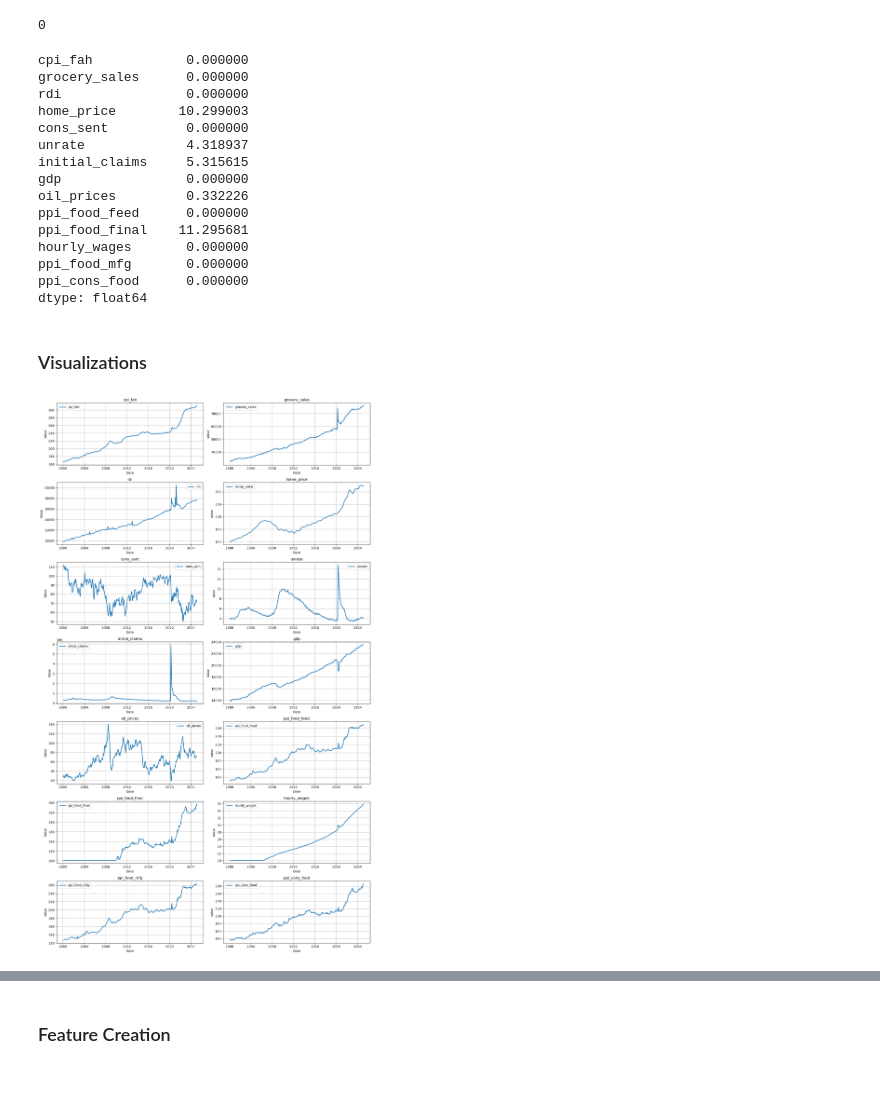
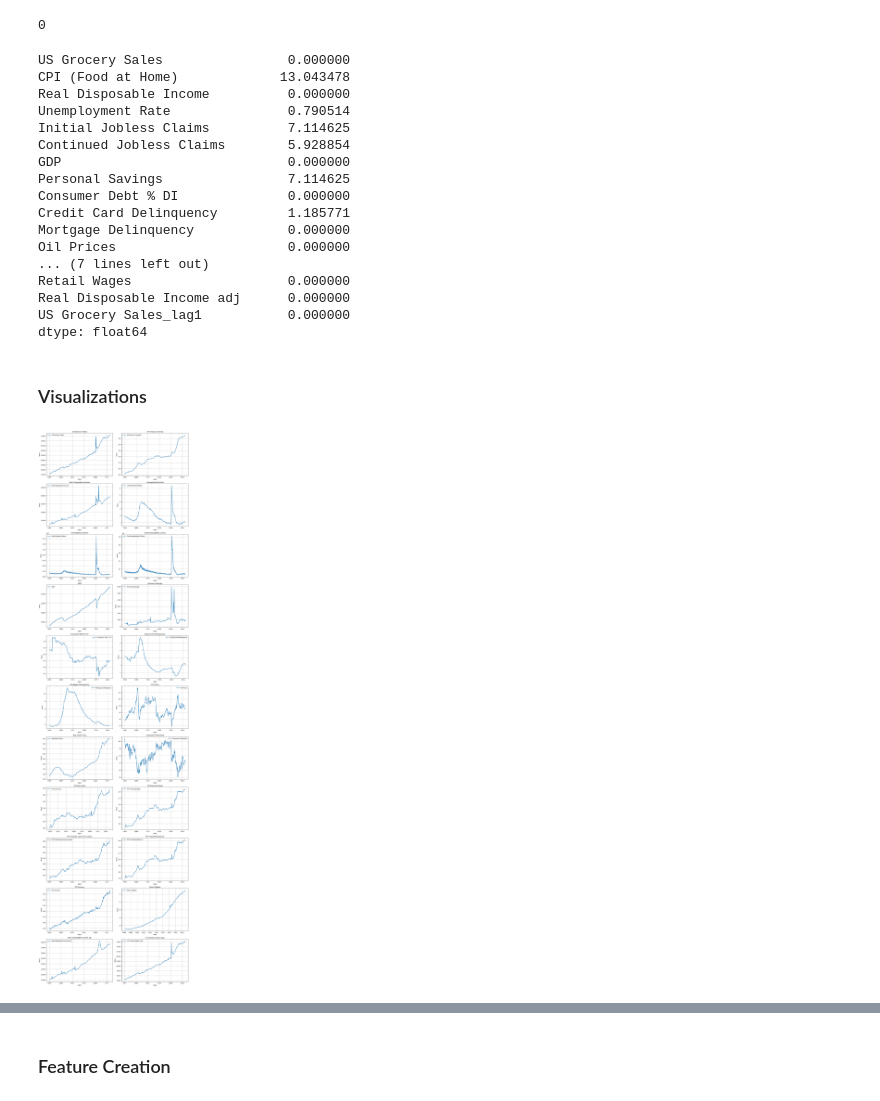
Before and after one commit to Plan-kton/FRED-API-and-Grocery-Forecast, a Jupyter notebook: FRED_EDA.ipynb, the cells around one changed output, grey strips where cells are left out. Saved outputs shown, nothing was run; the diff lists cells and outputs as text; code cells hidden in the pictures.

```diff
--- a/FRED_EDA.ipynb
+++ b/FRED_EDA.ipynb
@@ -5,7 +5,8 @@ import matplotlib.pyplot as plt
 import seaborn as sns
 # %%
 # Load CSV file
-df = pd.read_csv('grocery_dataset.csv')
+df = pd.read_csv('fred_data.csv')
 df['date'] = pd.to_datetime(df['date'], format='%Y-%m-%d')
-df = df.set_index('date')
-df = df[df.index >= '2000-01-01']
+df = df[df['date'] >= '2004-01-01']
+df = df.reset_index().set_index('date').drop(columns = 'index')
+df
@@ -11,0 +48,7 @@ df = df[df.index >= '2000-01-01']
+# %%
+rdi = pd.read_excel('RDI Analysis.xlsx')
+rdi = rdi.set_index('observation_date')
+rdi = rdi[['RDI_adj']]
+rdi = rdi.rename(columns={'RDI_adj':'Real Disposable Income adj'})
+rdi = rdi[(rdi.index >= '2004-01-01') & (rdi.index <= '2025-01-31')]
+rdi
@@ -11,0 +70,4 @@ df = df[df.index >= '2000-01-01']
+# %%
+df = pd.merge(df, rdi, left_index=True, right_index=True, how='left')
+df['US Grocery Sales_lag1'] = df['US Grocery Sales'].shift(1)
+df
@@ -100,52 +190,57 @@ IQR_df = pd.DataFrame(
 #This provides the percent of values above or below the whiskers
 ((df[cols] < lower_whisker) | (df[cols] > upper_whisker)).sum() / len(df) * 100
 # %% [output]
-cpi_fah            0.000000
-grocery_sales      0.000000
-rdi                0.000000
-home_price        10.299003
-cons_sent          0.000000
-unrate             4.318937
-initial_claims     5.315615
-gdp                0.000000
-oil_prices         0.332226
-ppi_food_feed      0.000000
-ppi_food_final    11.295681
-hourly_wages       0.000000
-ppi_food_mfg       0.000000
-ppi_cons_food      0.000000
+US Grocery Sales                0.000000
+CPI (Food at Home)             13.043478
+Real Disposable Income          0.000000
+Unemployment Rate               0.790514
+Initial Jobless Claims          7.114625
+Continued Jobless Claims        5.928854
+GDP                             0.000000
+Personal Savings                7.114625
+Consumer Debt % DI              0.000000
+Credit Card Delinquency         1.185771
+Mortgage Delinquency            0.000000
+Oil Prices                      0.000000
+... (7 lines left out)
+Retail Wages                    0.000000
+Real Disposable Income adj      0.000000
+US Grocery Sales_lag1           0.000000
 dtype: float64
 # %% [markdown]
 ### Visualizations ###
 # %%
 # Select the variables to plot (excluding 'date')
 var_list = df.columns.tolist()
 
-# Create a 2-column, 7-row grid of subplots
-fig, axes = plt.subplots(nrows=7, ncols=2, figsize=(15, 25))  # 2 wide × 7 down
+# Create a grid of subplots (2 columns × enough rows for all variables)
+num_vars = len(var_list)
+rows = (num_vars // 2) + (num_vars % 2)  # Ensures enough rows for all variables
+
+fig, axes = plt.subplots(nrows=rows, ncols=2, figsize=(15, 5 * rows))  # Dynamically sized
 
 # Flatten axes array for easier iteration
 axes = axes.flatten()
 
 # Loop through each variable and plot
 for i, col in enumerate(var_list):
     ax = axes[i]  # Select the subplot
     ax.plot(df.index, df[col], label=col, linewidth=2)
 
     # Customize the subplot
     ax.set_title(col, fontsize=12)
     ax.set_xlabel("Date", fontsize=10)
     ax.set_ylabel("Value", fontsize=10)
     ax.grid(True)
     ax.legend()
 
 # Adjust layout for readability
 plt.tight_layout()
 
 # Show the plot
 plt.show()
 # %% [output]
-[figure, old version]
+[figure, new version]
 # %%
 # Select independent variables (excluding index)
 var_list = df.columns.tolist()  # Since 'date' is index, it's not included
```
Also changed, not shown: parts of 29 cells of this notebook, 9 other files.
